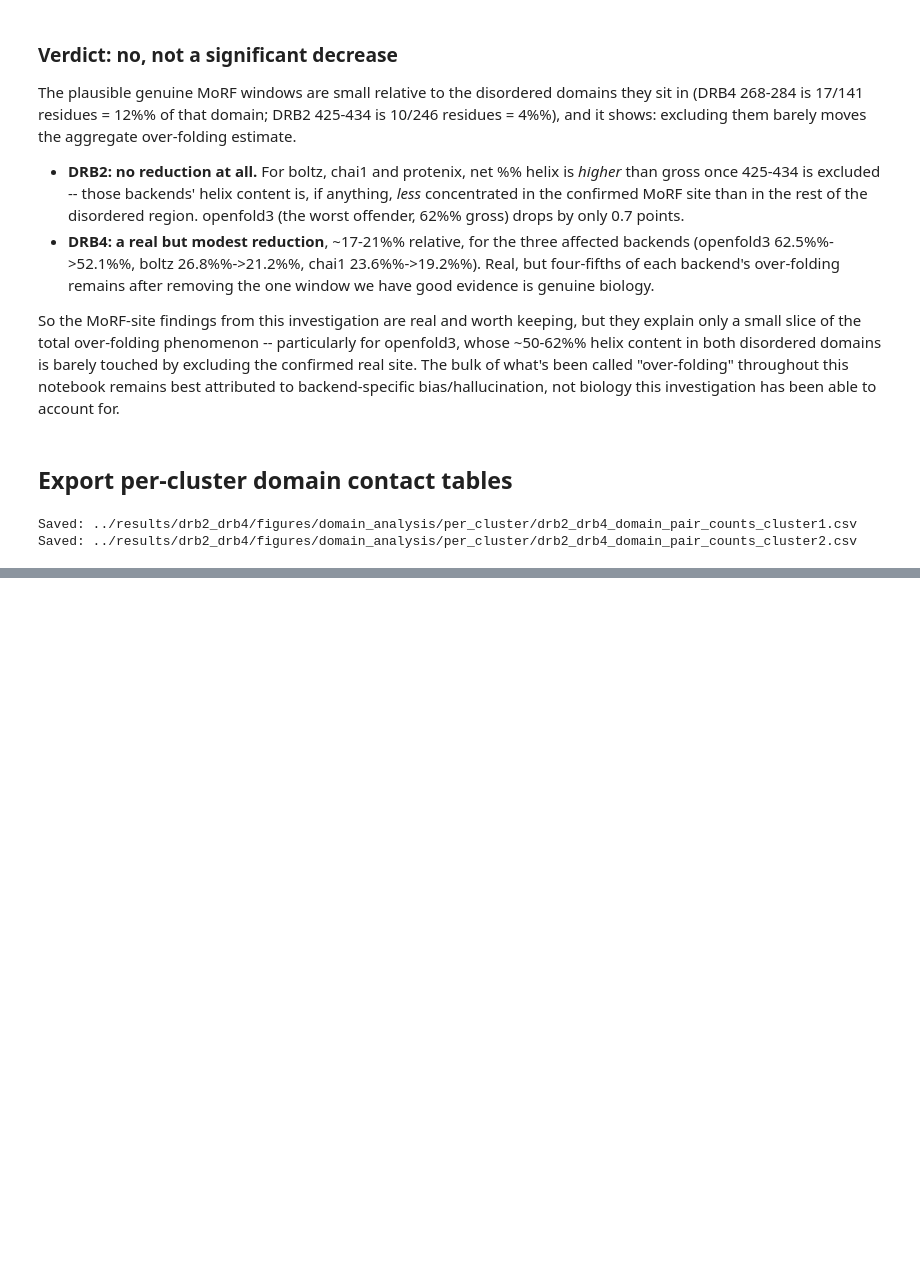
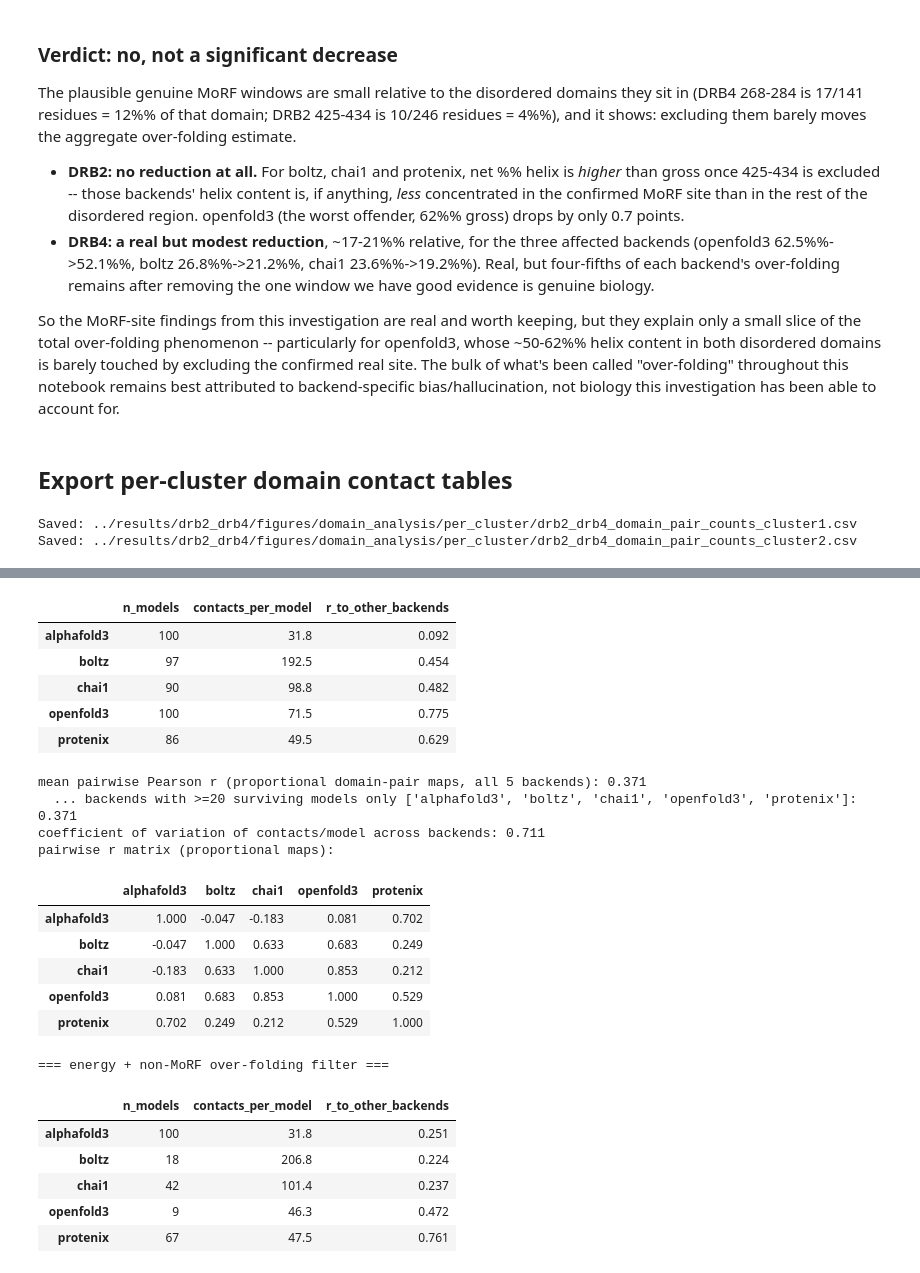
Before and after one commit to EtienneReboul/ABCfold_ifb_drbs_dcl4_ds_rna_complexes, a Jupyter notebook: notebooks/drb2_drb4_domain_analysis.ipynb, the cells around one changed output, grey strips where cells are left out. Saved outputs shown, nothing was run; the diff lists cells and outputs as text; code cells hidden in the pictures; blank space fills up the shorter version.

```diff
--- a/notebooks/drb2_drb4_domain_analysis.ipynb
+++ b/notebooks/drb2_drb4_domain_analysis.ipynb
@@ -1625,0 +1897,57 @@ Saved: ../results/drb2_drb4/figures/domain_analysis/per_cluster/drb2_drb4_domain
+# %%
+# Convergence on the *pattern* of domain-domain contacts (each backend's rate
+# matrix normalised to fractions, so "which domain pairs are hot" is compared
+# free of "how many contacts total"), plus the raw contacts/model spread.
+def _proportional(rate_df):
+    s = np.nansum(rate_df.values)
+    return rate_df.values.flatten() / s if s else rate_df.values.flatten()
+
+def convergence_report(rates_by_backend, data, min_n=20):
+    rb = {b: r for b, r in rates_by_backend.items()
+          if r is not None and np.nansum(r.values) > 0}
+    bks = sorted(rb)
+    nmod = data.groupby("backend")["fname"].nunique()
+    P = {b: _proportional(rb[b]) for b in bks}
+    C = np.corrcoef(np.vstack([P[b] for b in bks]))
+    mean_r = float(np.nanmean(C[np.triu_indices(len(bks), 1)]))
+    loo = {}
+    for b in bks:
+        others = np.vstack([P[o] for o in bks if o != b]).mean(axis=0)
+        loo[b] = float(np.corrcoef(P[b], others)[0, 1])
+    tpm = data.groupby(["backend", "cluster", "fname"]).size().groupby("backend").mean()
+    cv = float(tpm.std() / tpm.mean())
+    big = [b for b in bks if nmod.get(b, 0) >= min_n]
+    Cb = (np.corrcoef(np.vstack([P[b] for b in big]))
+          if len(big) > 1 else np.array([[1.0]]))
+    sub_r = float(np.nanmean(Cb[np.triu_indices(len(big), 1)])) if len(big) > 1 else float("nan")
+    summ = pd.DataFrame({
+        "n_models": [int(nmod.get(b, 0)) for b in bks],
+        "contacts_per_model": [round(float(tpm[b]), 1) for b in bks],
+        "r_to_other_backends": [round(loo[b], 3) for b in bks],
+    }, index=bks)
+    return C, bks, mean_r, sub_r, cv, big, summ
+
+for label, rates, data in [("energy filter only", rates_energy, df),
+                            ("energy + non-MoRF over-folding filter", rates_ssf, df_ssf)]:
+    C, bks, mean_r, sub_r, cv, big, summ = convergence_report(rates, data)
+    print(f"=== {label} ===")
+    display(summ)
+    print(f"mean pairwise Pearson r (proportional domain-pair maps, all {len(bks)} backends): {mean_r:.3f}")
+    print(f"  ... backends with >=20 surviving models only {big}: {sub_r:.3f}")
+    print(f"coefficient of variation of contacts/model across backends: {cv:.3f}")
+    print("pairwise r matrix (proportional maps):")
+    display(pd.DataFrame(C, index=bks, columns=bks).round(3))
+    print()
+
+# Explicit: the AF3 / Protenix / OpenFold3 group (the three backends that keep
+# the disordered regions ~coil to begin with) -- proportional-map agreement
+# before vs after the over-folding filter.
+WELL_BEHAVED = ["alphafold3", "protenix", "openfold3"]
+for label, rates in [("energy only", rates_energy), ("+ non-MoRF over-folding", rates_ssf)]:
+    Pg = {b: _proportional(rates[b]) for b in WELL_BEHAVED
+          if rates.get(b) is not None and np.nansum(rates[b].values) > 0}
+    if len(Pg) > 1:
+        Cg = np.corrcoef(np.vstack([Pg[b] for b in Pg]))
+        rg = float(np.nanmean(Cg[np.triu_indices(len(Pg), 1)]))
+        print(f"AF3/Protenix/OpenFold3 group mean pairwise r ({label}): {rg:.3f}")
+# %% [output]
@@ -1625,0 +1955,23 @@ Saved: ../results/drb2_drb4/figures/domain_analysis/per_cluster/drb2_drb4_domain
+|  | n_models | contacts_per_model | r_to_other_backends |
+| alphafold3 | 100 | 31.8 | 0.092 |
+| boltz | 97 | 192.5 | 0.454 |
+| chai1 | 90 | 98.8 | 0.482 |
+| openfold3 | 100 | 71.5 | 0.775 |
+| protenix | 86 | 49.5 | 0.629 |
+mean pairwise Pearson r (proportional domain-pair maps, all 5 backends): 0.371
+  ... backends with >=20 surviving models only ['alphafold3', 'boltz', 'chai1', 'openfold3', 'protenix']: 0.371
+coefficient of variation of contacts/model across backends: 0.711
+pairwise r matrix (proportional maps):
+|  | alphafold3 | boltz | chai1 | openfold3 | protenix |
+| alphafold3 | 1.000 | -0.047 | -0.183 | 0.081 | 0.702 |
+| boltz | -0.047 | 1.000 | 0.633 | 0.683 | 0.249 |
+| chai1 | -0.183 | 0.633 | 1.000 | 0.853 | 0.212 |
+| openfold3 | 0.081 | 0.683 | 0.853 | 1.000 | 0.529 |
+| protenix | 0.702 | 0.249 | 0.212 | 0.529 | 1.000 |
+=== energy + non-MoRF over-folding filter ===
+|  | n_models | contacts_per_model | r_to_other_backends |
+| alphafold3 | 100 | 31.8 | 0.251 |
+| boltz | 18 | 206.8 | 0.224 |
+| chai1 | 42 | 101.4 | 0.237 |
+| openfold3 | 9 | 46.3 | 0.472 |
+| protenix | 67 | 47.5 | 0.761 |
```
Also changed, not shown: parts of 15 cells of this notebook, 3 other files.
